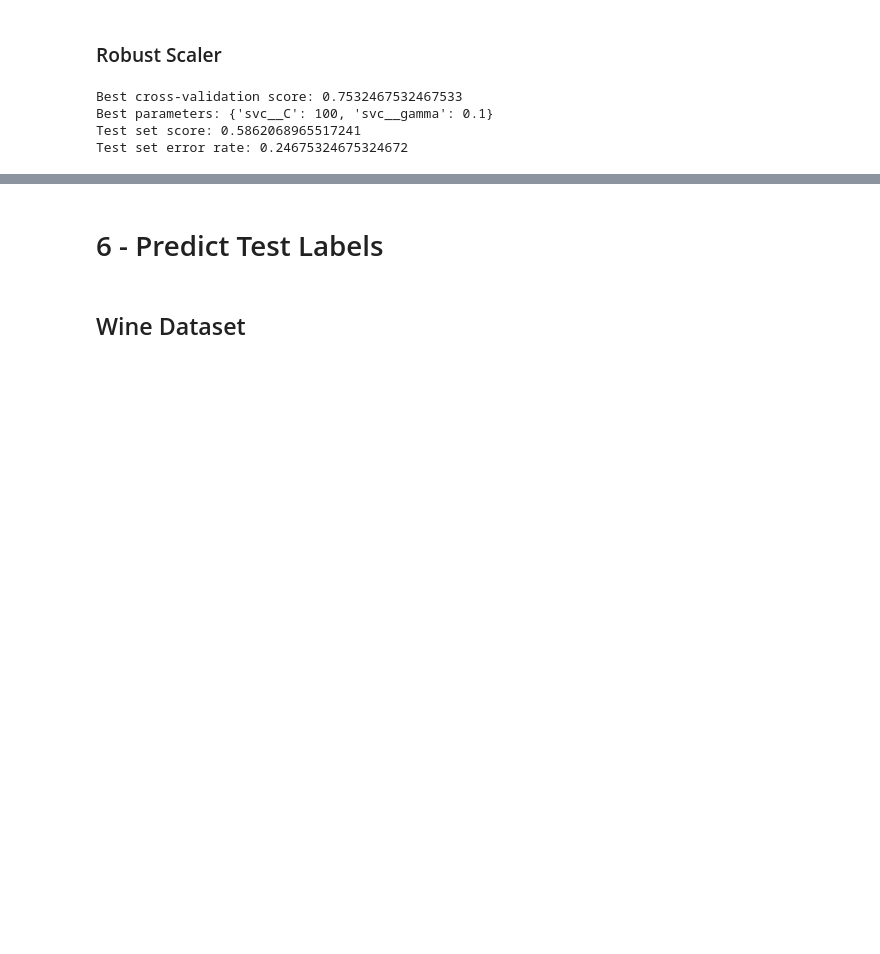
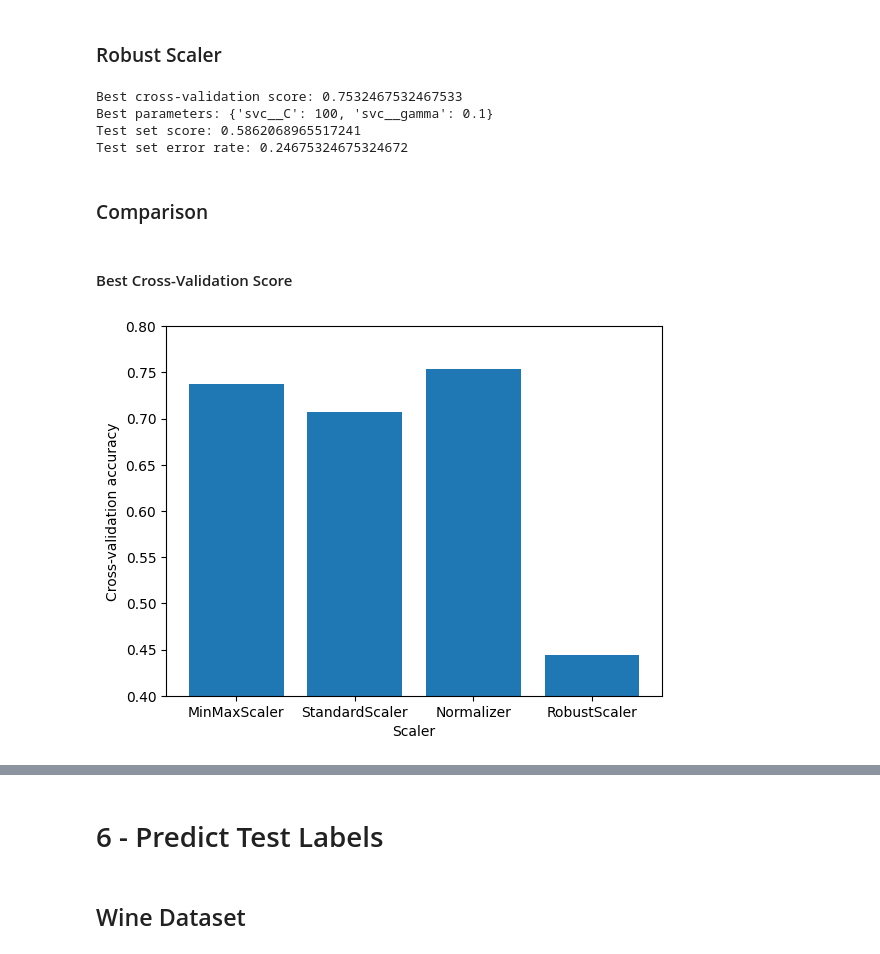
Before and after one commit to mbeps/Machine-Learning-Assignment-3, a Jupyter notebook: Assignment_3.ipynb, the cells around one changed output, grey strips where cells are left out. Saved outputs shown, nothing was run; the diff lists cells and outputs as text; code cells hidden in the pictures; blank space fills up the shorter version.

Commit message:
Added graphs for zip

```diff
--- a/Assignment_3.ipynb
+++ b/Assignment_3.ipynb
@@ -273,3 +271,22 @@ Best cross-validation score: 0.7532467532467533
 Best parameters: {'svc__C': 100, 'svc__gamma': 0.1}
 Test set score: 0.5862068965517241
 Test set error rate: 0.24675324675324672
+# %% [markdown]
+### Comparison
+# %% [markdown]
+#### Best Cross-Validation Score
+# %%
+zip_super_pipes: dict[str, Super_Pipeline] = {
+	"MinMaxScaler": zip_super_pipe_minmax,
+	"StandardScaler": zip_super_pipe_standard,
+	"Normalizer": zip_super_pipe_normalizer,
+	"RobustScaler": zip_super_pipe_robust
+}
+
+plt.bar(zip_super_pipes.keys(), [pipe.best_score for pipe in zip_super_pipes.values()])
+plt.ylabel("Cross-validation accuracy")
+plt.xlabel("Scaler")
+plt.ylim(0.4, 0.8)
+plt.show()
+# %% [output]
+[figure, added]
```
Also changed, not shown: parts of 7 cells of this notebook.
